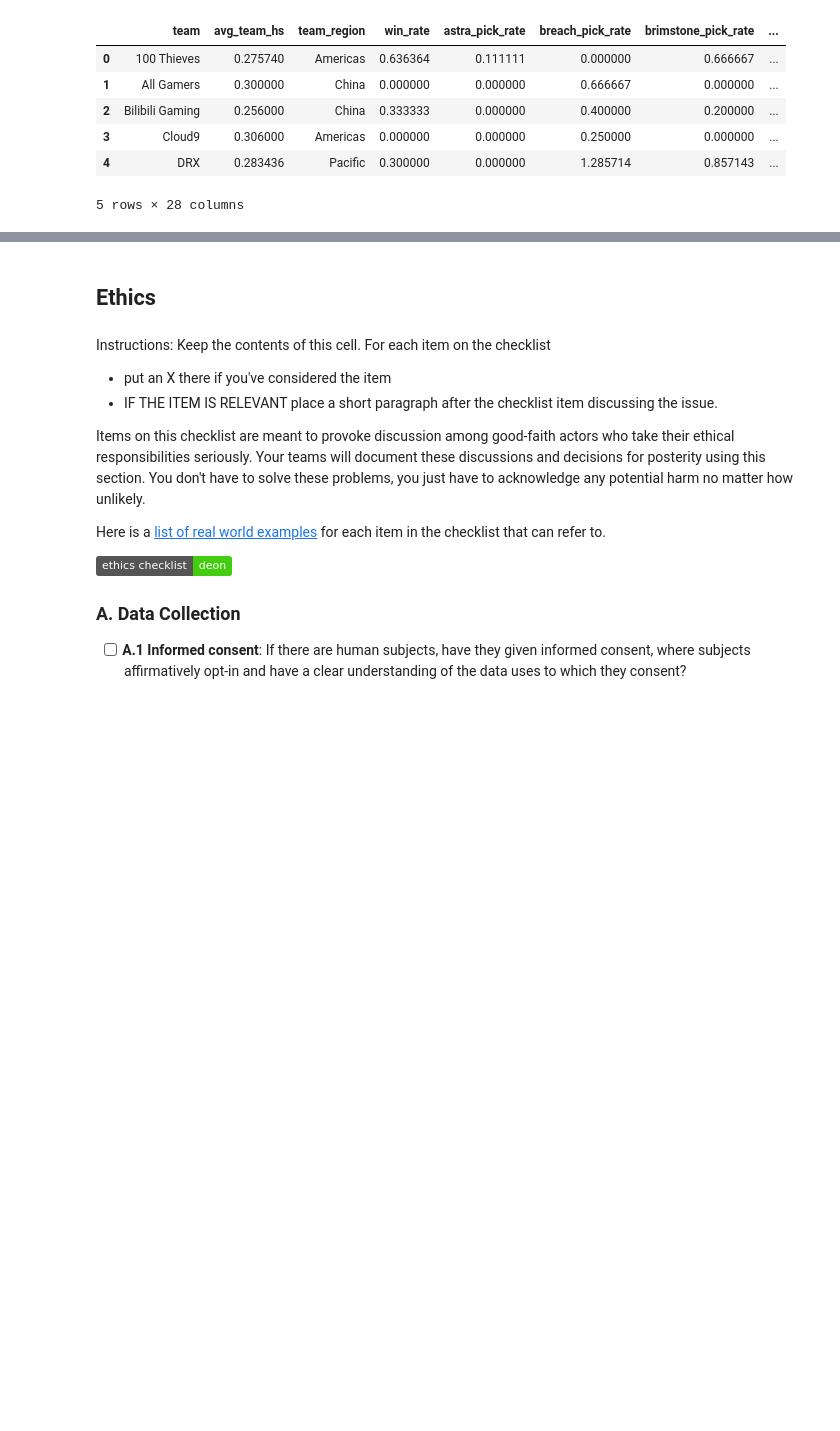
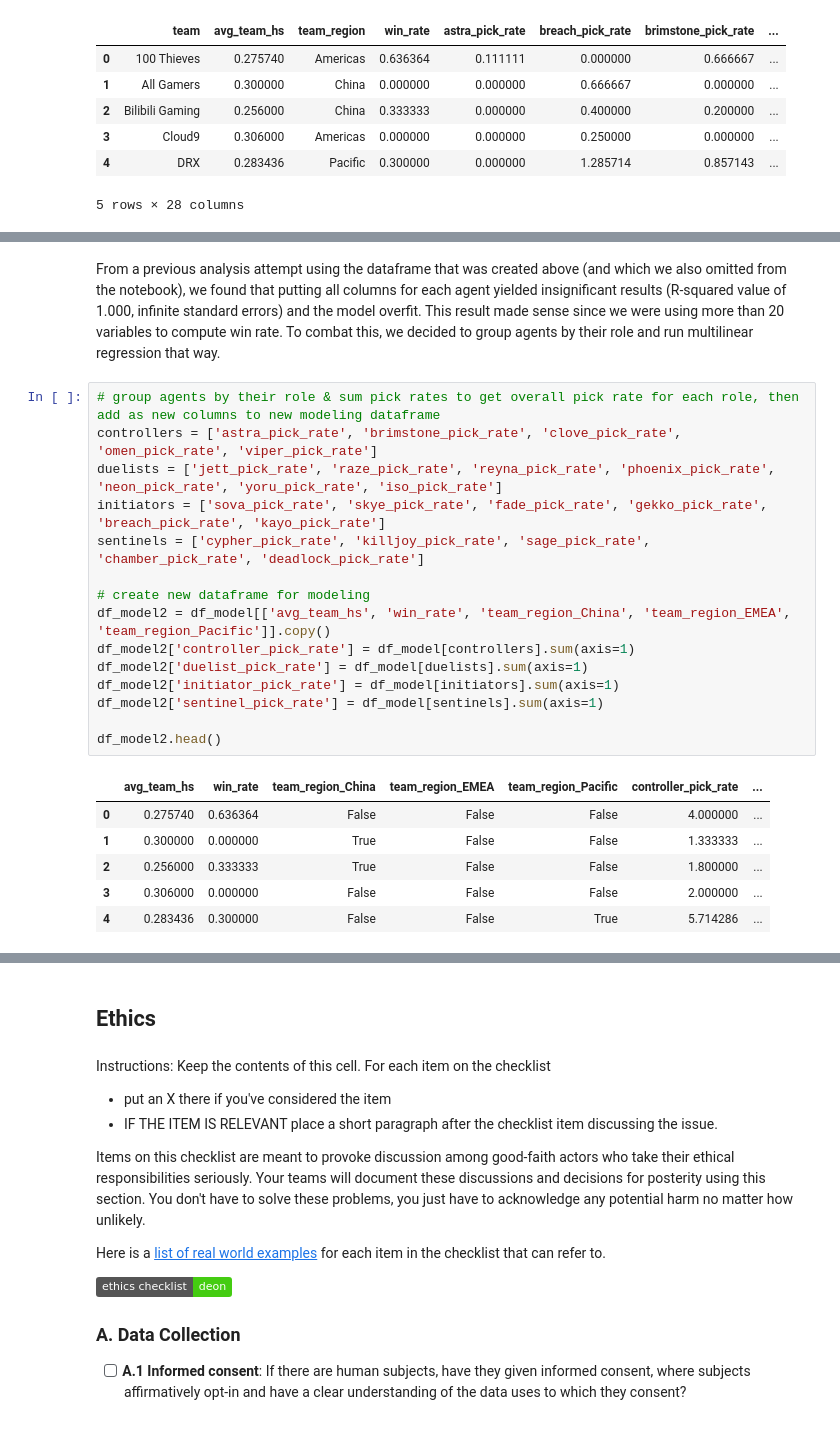
Before and after one commit to keil4ni/vct-2024-analysis, a Jupyter notebook: 03-FinalProject.ipynb, the cells around one changed output, grey strips where cells are left out. Saved outputs shown, nothing was run; the diff lists cells and outputs as text; badges without logos; blank space fills up the shorter version.

```diff
--- a/03-FinalProject.ipynb
+++ b/03-FinalProject.ipynb
@@ -814,0 +817,24 @@ Some more words and stuff.  Remember notebooks work best if you interleave the c
+# %% [markdown]
+From a previous analysis attempt using the dataframe that was created above (and which we also omitted from the notebook), we found that putting all columns for each agent yielded insignificant results (R-squared value of 1.000, infinite standard errors) and the model overfit. This result made sense since we were using more than 20 variables to compute win rate. To combat this, we decided to group agents by their role and run multilinear regression that way.
+# %%
+# group agents by their role & sum pick rates to get overall pick rate for each role, then add as new columns to new modeling dataframe
+controllers = ['astra_pick_rate', 'brimstone_pick_rate', 'clove_pick_rate', 'omen_pick_rate', 'viper_pick_rate']
+duelists = ['jett_pick_rate', 'raze_pick_rate', 'reyna_pick_rate', 'phoenix_pick_rate', 'neon_pick_rate', 'yoru_pick_rate', 'iso_pick_rate']
+initiators = ['sova_pick_rate', 'skye_pick_rate', 'fade_pick_rate', 'gekko_pick_rate', 'breach_pick_rate', 'kayo_pick_rate']
+sentinels = ['cypher_pick_rate', 'killjoy_pick_rate', 'sage_pick_rate', 'chamber_pick_rate', 'deadlock_pick_rate']
+
+# create new dataframe for modeling
+df_model2 = df_model[['avg_team_hs', 'win_rate', 'team_region_China', 'team_region_EMEA', 'team_region_Pacific']].copy()
+df_model2['controller_pick_rate'] = df_model[controllers].sum(axis=1)
+df_model2['duelist_pick_rate'] = df_model[duelists].sum(axis=1)
+df_model2['initiator_pick_rate'] = df_model[initiators].sum(axis=1)
+df_model2['sentinel_pick_rate'] = df_model[sentinels].sum(axis=1)
+
+df_model2.head()
+# %% [output]
+|  | avg_team_hs | win_rate | team_region_China | team_region_EMEA | team_region_Pacific | controller_pick_rate | ... |
+| 0 | 0.275740 | 0.636364 | False | False | False | 4.000000 | ... |
+| 1 | 0.300000 | 0.000000 | True | False | False | 1.333333 | ... |
+| 2 | 0.256000 | 0.333333 | True | False | False | 1.800000 | ... |
+| 3 | 0.306000 | 0.000000 | False | False | False | 2.000000 | ... |
+| 4 | 0.283436 | 0.300000 | False | False | True | 5.714286 | ... |
```
Also changed, not shown: parts of 17 cells of this notebook.
